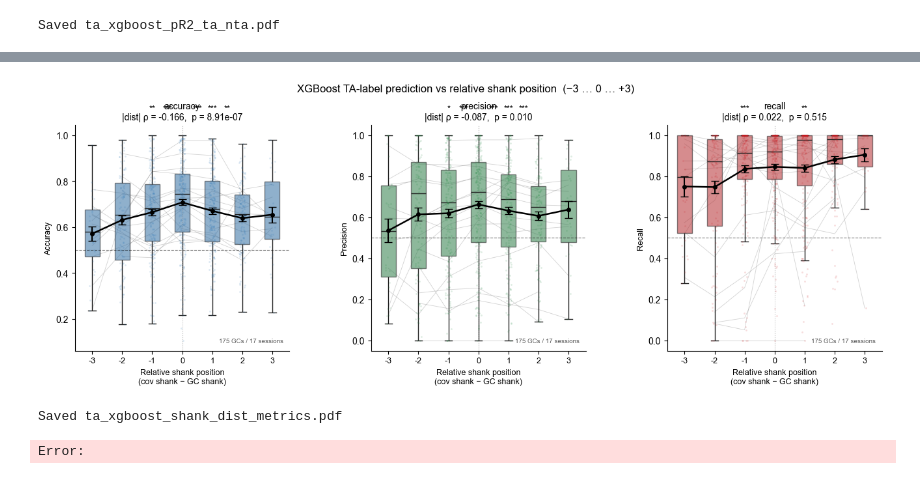
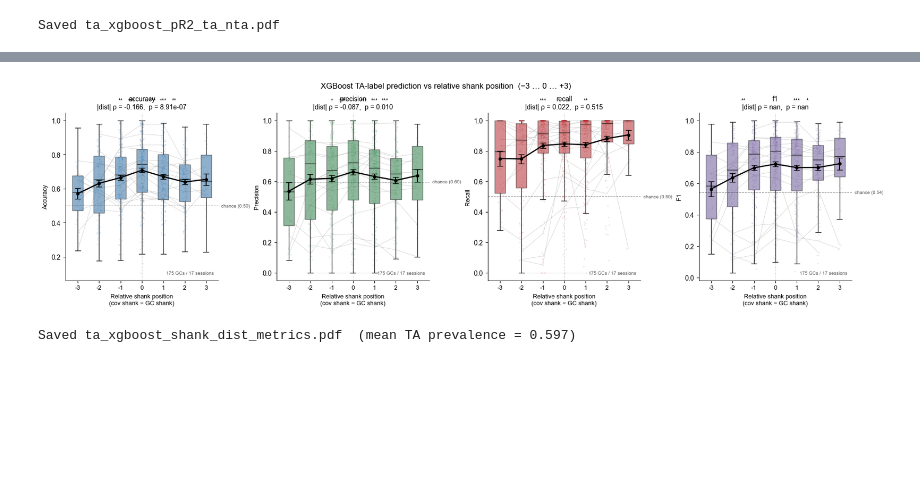
Before and after one commit to HDClark94/spatial-manifolds, a Jupyter notebook: scripts/figures/figure_6_task_anchoring/task_anchoring_agreement_across_shanks.ipynb, the cells around one changed output, grey strips where cells are left out. Cells and saved outputs as stored; diff of their text form; code cells hidden in the pictures; blank space fills up the shorter version.

```diff
--- a/scripts/figures/figure_6_task_anchoring/task_anchoring_agreement_across_shanks.ipynb
+++ b/scripts/figures/figure_6_task_anchoring/task_anchoring_agreement_across_shanks.ipynb
@@ -46,7 +46,8 @@ _CLF_COLS = ['mouse', 'day', 'gc_cluster_id', 'gc_shank', 'sc_x', 'sc_x_bin',
              'cov_shank', 'shank_dist', 'pR2', 'accuracy', 'precision', 'recall',
              'n_trials', 'n_ngs_cells', 'pR2_ta', 'pR2_nta',
              'accuracy_ta', 'precision_ta', 'recall_ta',
-             'accuracy_nta', 'precision_nta', 'recall_nta']
+             'accuracy_nta', 'precision_nta', 'recall_nta',
+             'pR2_pos', 'pR2_pos_ta', 'pR2_pos_nta']
 
 def cache_path(mouse_id, day_id):
     return os.path.join(CACHE_DIR, f'M{mouse_id}_D{day_id:02d}_clf.pkl')
@@ -385,20 +544,24 @@ print(f"Saved {len(clf_df)} rows → {save_path}")
 Saved 872 rows → /Users/harryclark/Documents/spatial-manifolds/data/ta_xgboost_shank_clf.csv
 # %%
 
-# ── Per-session 4×4 accuracy matrices  (rows=GC shank, cols=NGS shank) ───
+# ── Per-session 4×4 matrices  (rows=GC shank, cols=NGS shank) ───────────
 import matplotlib.pyplot as plt
 import numpy as np
+
+if 'f1' not in clf_df.columns:
+    _denom = (clf_df['precision'] + clf_df['recall']).replace(0, np.nan)
+    clf_df['f1'] = 2 * clf_df['precision'] * clf_df['recall'] / _denom
 
 valid_sess_list = (
     clf_df[['mouse','day']].drop_duplicates().sort_values(['mouse','day']).values
 )
 n_sess  = len(valid_sess_list)
 shanks  = [0, 1, 2, 3]
-metrics = ['accuracy', 'precision', 'recall']
+metrics = ['accuracy', 'precision', 'recall', 'f1']
 cmap    = 'RdYlGn'
 vmin, vmax = 0.4, 1.0
 
-fig, axes = plt.subplots(n_sess, 3, figsize=(13, 3.8 * n_sess),
+fig, axes = plt.subplots(n_sess, 4, figsize=(17, 3.8 * n_sess),
                          gridspec_kw={'wspace': 0.38, 'hspace': 0.55})
 if n_sess == 1:
     axes = axes[np.newaxis, :]
@@ -605,13 +806,29 @@ print("Saved ta_xgboost_pR2_ta_nta.pdf")
 Saved ta_xgboost_pR2_ta_nta.pdf
 # %%
 
-# ── Shank-distance plot: accuracy / precision / recall vs relative shank position ──
+# ── Shank-distance plot: accuracy / precision / recall / f1 vs relative shank position ──
 import seaborn as sns
 import matplotlib.pyplot as plt
 from scipy.stats import spearmanr, wilcoxon
 
-metrics      = ['accuracy', 'precision', 'recall']
-palette      = {'accuracy': '#2171b5', 'precision': '#238b45', 'recall': '#cb181d'}
+if 'f1' not in clf_df.columns:
+    _denom = (clf_df['precision'] + clf_df['recall']).replace(0, np.nan)
+    clf_df['f1'] = 2 * clf_df['precision'] * clf_df['recall'] / _denom
+
+# ── Empirical chance levels (same formula as summary plot) ────────────────
+_pta_denom = clf_df['precision'] * (1 - 2 * clf_df['recall']) + clf_df['recall']
+_p_ta      = ((1 - clf_df['accuracy']) * clf_df['precision']
+              / _pta_denom.replace(0, np.nan)).clip(0, 1)
+mean_p_ta  = float(_p_ta.dropna().mean())
+chance = {
+    'accuracy':  0.5,
+    'precision': mean_p_ta,
+    'recall':    0.5,
+    'f1':        mean_p_ta / (mean_p_ta + 0.5),
+}
+
+metrics      = ['accuracy', 'precision', 'recall', 'f1']
+palette      = {'accuracy': '#2171b5', 'precision': '#238b45', 'recall': '#cb181d', 'f1': '#6a51a3'}
 
 # Signed relative shank position: cov_shank − gc_shank  (−3 … 0 … +3)
 plot_df = clf_df.copy()
@@ -619,7 +836,7 @@ plot_df['signed_dist'] = plot_df['cov_shank'].astype(int) - plot_df['gc_shank'].
 dist_order = list(range(-3, 4))   # −3, −2, −1, 0, 1, 2, 3
 n_dist     = len(dist_order)
 
-fig, axes = plt.subplots(1, 3, figsize=(16, 4.5),
+fig, axes = plt.subplots(1, 4, figsize=(21, 4.5),
                          gridspec_kw={'wspace': 0.38})
 
 for ax, metric in zip(axes, metrics):
@@ -678,37 +895,43 @@ for ax, metric in zip(axes, metrics):
             ax.text((xi + zero_xi) / 2, bar_y + bar_step * 0.1, sig,
                     ha='center', va='bottom', fontsize=9, color='k')
 
-    ax.axhline(0.5, color='k', lw=0.8, ls='--', alpha=0.5)
+    # ── Prevalence-adjusted chance line ───────────────────────────────────
+    ch = chance[metric]
+    ax.axhline(ch, color='k', lw=0.8, ls='--', alpha=0.5)
+    ax.annotate(f'chance ({ch:.2f})',
+                xy=(1, ch), xycoords=('axes fraction', 'data'),
+                xytext=(4, 0), textcoords='offset points',
+                fontsize=7, color='#555555', va='center', ha='left', clip_on=False)
+
     ax.axvline(dist_order.index(0), color='#888888', lw=0.8, ls=':', alpha=0.6)
     ax.set_xlabel('Relative shank position\n(cov shank − GC shank)', fontsize=9)
     ax.set_ylabel(metric.capitalize(), fontsize=9)
     ax.set_xticks(xs)
     ax.set_xticklabels([str(d) for d in dist_order], fontsize=9)
     ax.spines['top'].set_visible(False)
     ax.spines['right'].set_visible(False)
 
     # ── Per-session mean trend lines (thin, grey) ─────────────────────────
     for (mid, did), sg in plot_df.groupby(['mouse', 'day']):
         sess_means = [sg[sg['signed_dist'] == d][metric].mean() for d in dist_order]
         ax.plot(xs, sess_means, color='grey', lw=0.6, alpha=0.35, zorder=1)
 
     n_gc_v   = plot_df['gc_cluster_id'].nunique()
     n_sess_v = plot_df[['mouse', 'day']].drop_duplicates().shape[0]
     ax.text(0.97, 0.03, f'{n_gc_v} GCs / {n_sess_v} sessions',
             transform=ax.transAxes, fontsize=7, ha='right', va='bottom',
             color='#555555')
 
 fig.suptitle(
     'XGBoost TA-label prediction vs relative shank position  (−3 … 0 … +3)',
     fontsize=12, y=1.02,
 )
 os.makedirs(fig_path, exist_ok=True)
 plt.savefig(fig_path + 'ta_xgboost_shank_dist_metrics.pdf',
             dpi=300, bbox_inches='tight')
 plt.show()
-print("Saved ta_xgboost_shank_dist_metrics.pdf")
+print(f"Saved ta_xgboost_shank_dist_metrics.pdf  (mean TA prevalence = {mean_p_ta:.3f})")
 # %% [output]
 [interactive output not drawn]
-[figure, old version]
+[figure, new version]
-Saved ta_xgboost_shank_dist_metrics.pdf
+Saved ta_xgboost_shank_dist_metrics.pdf  (mean TA prevalence = 0.597)
-Error:
```
Also changed, not shown: parts of 7 cells of this notebook, 26 other files.
